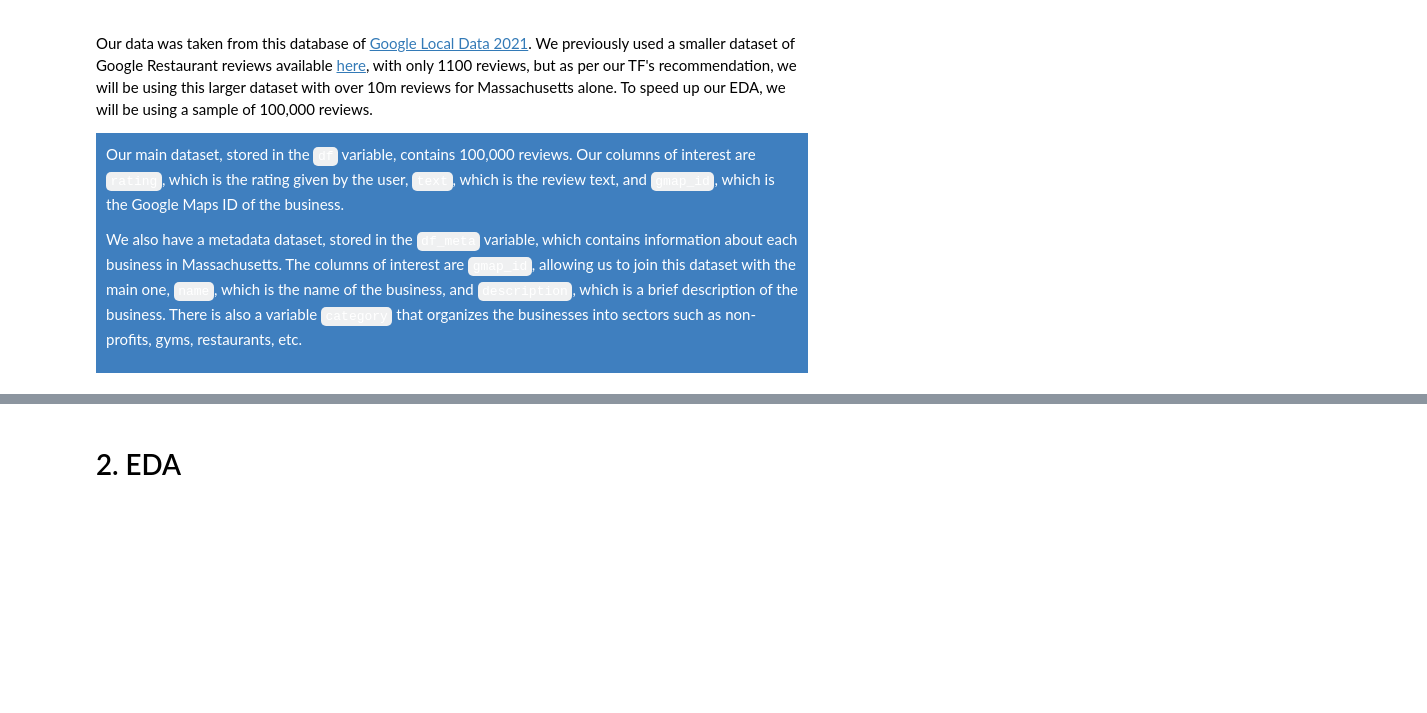
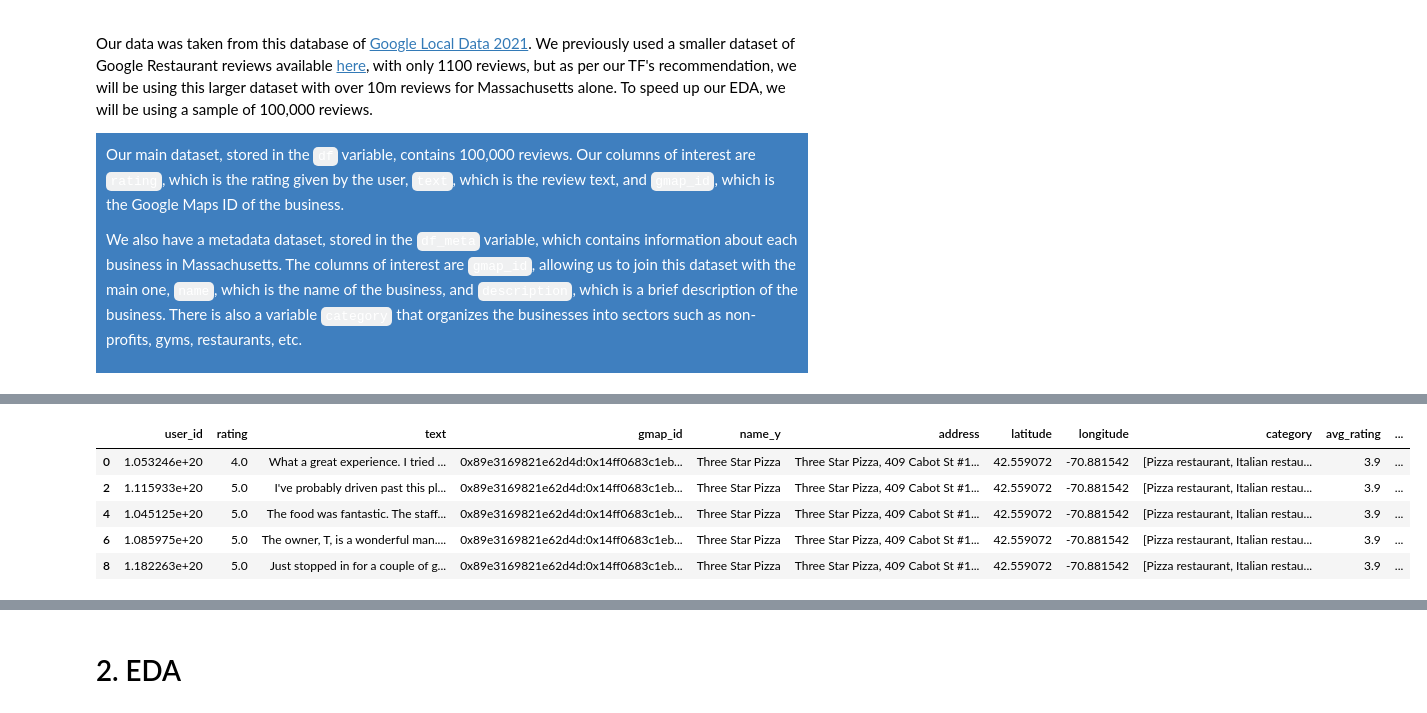
Before and after one commit to susannahsu/restaurant-rec-system, a Jupyter notebook: restaurant_new_dataset.ipynb, the cells around one changed output, grey strips where cells are left out. Drawn from its saved outputs; the diff is of its cells as text; code cells hidden in the pictures; blank space fills up the shorter version.

```diff
--- a/restaurant_new_dataset.ipynb
+++ b/restaurant_new_dataset.ipynb
@@ -71,0 +134,15 @@ Data columns (total 8 columns):
+# %%
+columns_to_drop = ['name_x', 'time', 'pics', 'resp', 'gmap_id', 'description', 'relative_results', 'url']
+df_cleaned = df_combined.drop(columns=columns_to_drop)
+
+# Drop duplicates based on `user_id` and `gmap_id` to ensure unique reviews per user per restaurant
+df_cleaned = df_cleaned.drop_duplicates(subset=['user_id', 'gmap_id'])
+
+df_cleaned.head()
+# %% [output]
+|  | user_id | rating | text | gmap_id | name_y | address | latitude | longitude | category | avg_rating | ... |
+| 0 | 1.053246e+20 | 4.0 | What a great experience. I tried ... | 0x89e3169821e62d4d:0x14ff0683c1eb... | Three Star Pizza | Three Star Pizza, 409 Cabot St #1... | 42.559072 | -70.881542 | [Pizza restaurant, Italian restau... | 3.9 | ... |
+| 2 | 1.115933e+20 | 5.0 | I've probably driven past this pl... | 0x89e3169821e62d4d:0x14ff0683c1eb... | Three Star Pizza | Three Star Pizza, 409 Cabot St #1... | 42.559072 | -70.881542 | [Pizza restaurant, Italian restau... | 3.9 | ... |
+| 4 | 1.045125e+20 | 5.0 | The food was fantastic. The staff... | 0x89e3169821e62d4d:0x14ff0683c1eb... | Three Star Pizza | Three Star Pizza, 409 Cabot St #1... | 42.559072 | -70.881542 | [Pizza restaurant, Italian restau... | 3.9 | ... |
+| 6 | 1.085975e+20 | 5.0 | The owner, T, is a wonderful man.... | 0x89e3169821e62d4d:0x14ff0683c1eb... | Three Star Pizza | Three Star Pizza, 409 Cabot St #1... | 42.559072 | -70.881542 | [Pizza restaurant, Italian restau... | 3.9 | ... |
+| 8 | 1.182263e+20 | 5.0 | Just stopped in for a couple of g... | 0x89e3169821e62d4d:0x14ff0683c1eb... | Three Star Pizza | Three Star Pizza, 409 Cabot St #1... | 42.559072 | -70.881542 | [Pizza restaurant, Italian restau... | 3.9 | ... |
```
Also changed, not shown: parts of 54 cells of this notebook, 1 other file.
